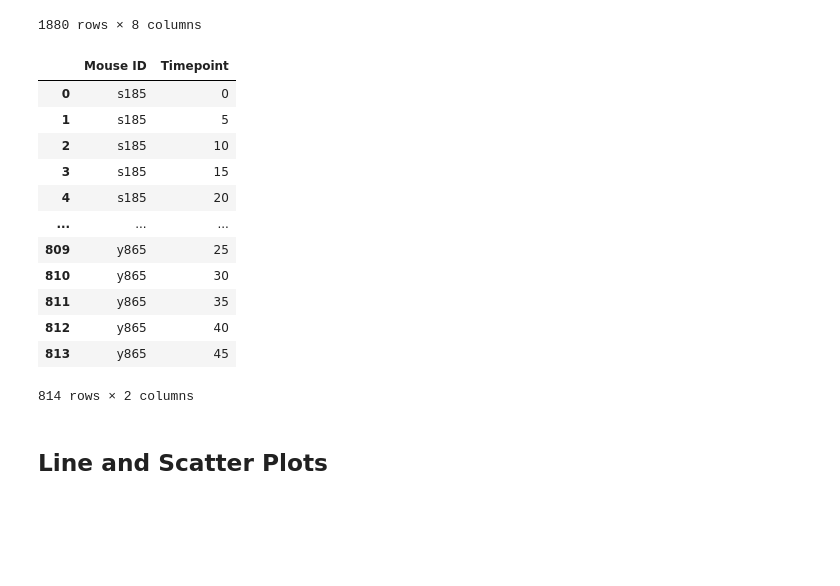
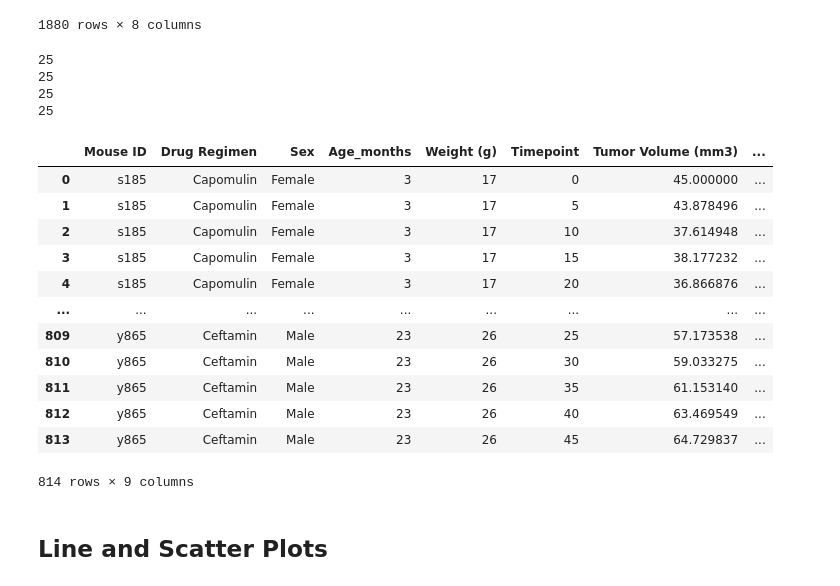
Before and after one commit to jroy22/matplotlib-challenge, a Jupyter notebook: Pymaceutical/PymaceuticalsAnalysis.ipynb, the cells around one changed output. Saved outputs shown, nothing was run; the diff lists cells and outputs as text; code cells hidden in the pictures; blank space fills up the shorter version.

Commit message:
Added code adding the final tumor volume column

```diff
--- a/Pymaceutical/PymaceuticalsAnalysis.ipynb
+++ b/Pymaceutical/PymaceuticalsAnalysis.ipynb
@@ -214,31 +214,43 @@ clean_mouse_results
 1880 rows × 8 columns
 # %%
 capomulin_results = clean_mouse_results.loc[clean_mouse_results["Drug Regimen"] == 'Capomulin']
-
+print(capomulin_results["Mouse ID"].nunique())
 ramicane_results = clean_mouse_results.loc[clean_mouse_results["Drug Regimen"] == 'Ramicane']
-
+print(ramicane_results["Mouse ID"].nunique())
 infubinol_results = clean_mouse_results.loc[clean_mouse_results["Drug Regimen"] == 'Infubinol']
-
+print(infubinol_results["Mouse ID"].nunique())
 ceftamin_results = clean_mouse_results.loc[clean_mouse_results["Drug Regimen"] == 'Ceftamin']
+print(ceftamin_results["Mouse ID"].nunique())
+# %% [output]
+25
+25
+25
+25
 # %%
 top_results = pd.merge(capomulin_results,ramicane_results,how= "outer")
 top_results = pd.merge(top_results,infubinol_results,how= "outer")
 top_results = pd.merge(top_results,ceftamin_results,how= "outer")
-top_results[["Mouse ID", "Timepoint"]]
-# %% [output]
-|  | Mouse ID | Timepoint |
-| 0 | s185 | 0 |
-| 1 | s185 | 5 |
-| 2 | s185 | 10 |
-| 3 | s185 | 15 |
-| 4 | s185 | 20 |
-| ... | ... | ... |
-| 809 | y865 | 25 |
-| 810 | y865 | 30 |
-| 811 | y865 | 35 |
-| 812 | y865 | 40 |
-| 813 | y865 | 45 |
-814 rows × 2 columns
+# %%
+top_mouse_results = top_results.groupby(["Mouse ID"])
+final_time_tumor = top_mouse_results[["Timepoint", "Tumor Volume (mm3)"]].max()
+# %%
+top_results = pd.merge(top_results,final_time_tumor,on= ["Mouse ID", "Timepoint"],how= "outer")
+final_top_results = top_results.rename(columns = {"Tumor Volume (mm3)_x": "Tumor Volume (mm3)", "Tumor Volume (mm3)_y" : "Final Tumor Volume (mm3)"})
+final_top_results
+# %% [output]
+|  | Mouse ID | Drug Regimen | Sex | Age_months | Weight (g) | Timepoint | Tumor Volume (mm3) | ... |
+| 0 | s185 | Capomulin | Female | 3 | 17 | 0 | 45.000000 | ... |
+| 1 | s185 | Capomulin | Female | 3 | 17 | 5 | 43.878496 | ... |
+| 2 | s185 | Capomulin | Female | 3 | 17 | 10 | 37.614948 | ... |
+| 3 | s185 | Capomulin | Female | 3 | 17 | 15 | 38.177232 | ... |
+| 4 | s185 | Capomulin | Female | 3 | 17 | 20 | 36.866876 | ... |
+| ... | ... | ... | ... | ... | ... | ... | ... | ... |
+| 809 | y865 | Ceftamin | Male | 23 | 26 | 25 | 57.173538 | ... |
+| 810 | y865 | Ceftamin | Male | 23 | 26 | 30 | 59.033275 | ... |
+| 811 | y865 | Ceftamin | Male | 23 | 26 | 35 | 61.153140 | ... |
+| 812 | y865 | Ceftamin | Male | 23 | 26 | 40 | 63.469549 | ... |
+| 813 | y865 | Ceftamin | Male | 23 | 26 | 45 | 64.729837 | ... |
+814 rows × 9 columns
 # %%
 # Start by getting the last (greatest) timepoint for each mouse
 
```
